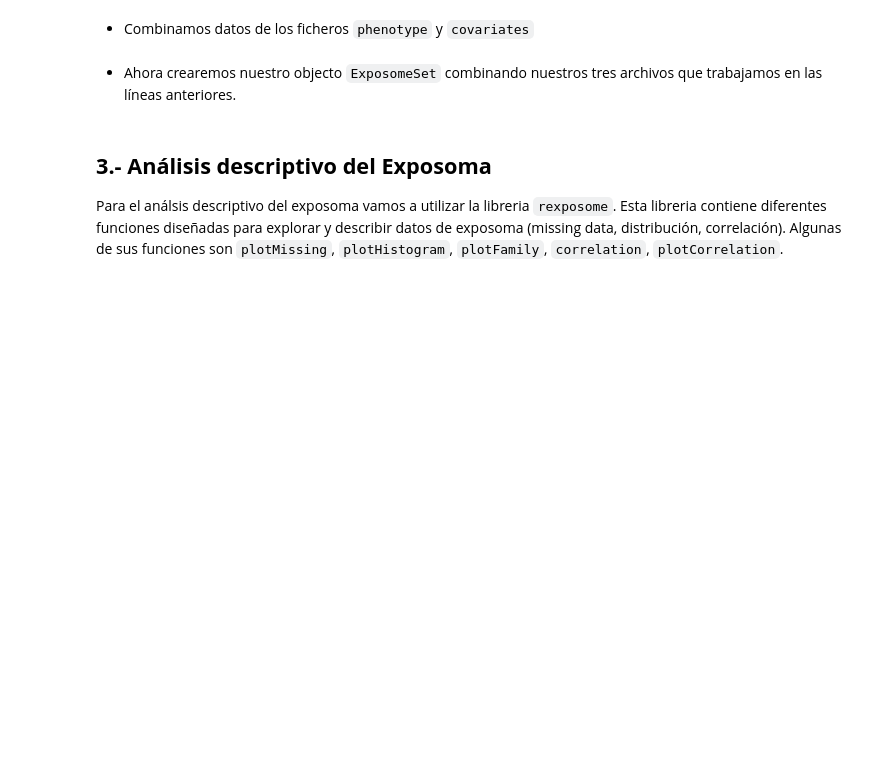
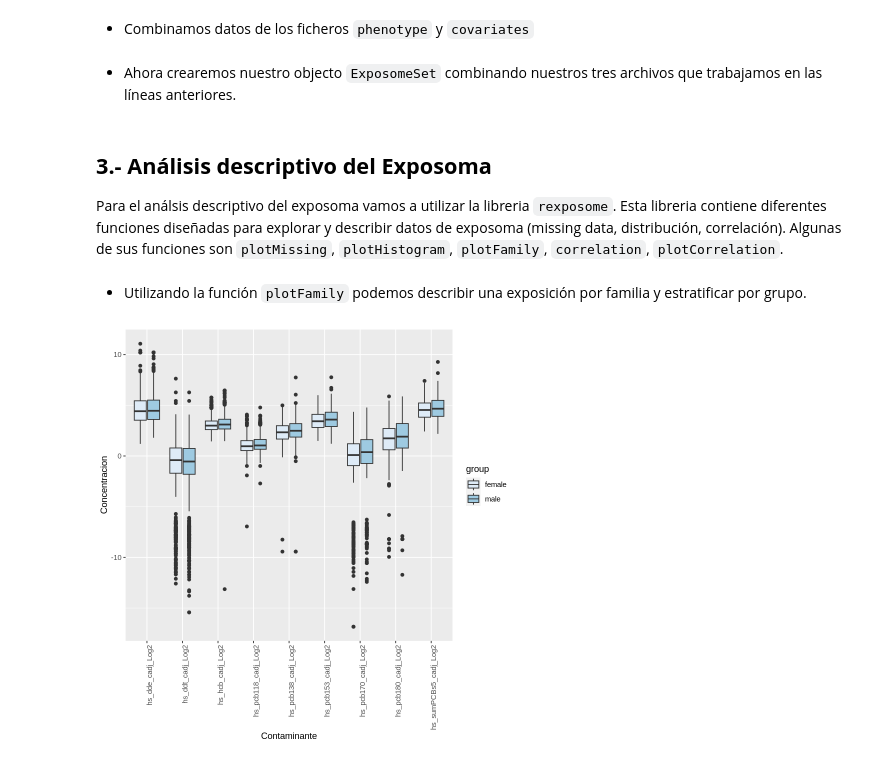
Before and after one commit to alldominguez/ISGlobal.sesion4.Exposoma, a Jupyter notebook: curso_exposoma_modulo_4.ipynb, the cells around one changed output. Drawn from its saved outputs; the diff is of its cells as text; code cells hidden in the pictures; blank space fills up the shorter version.

```diff
--- a/curso_exposoma_modulo_4.ipynb
+++ b/curso_exposoma_modulo_4.ipynb
@@ -188,3 +169,11 @@ expo.list
+# %%
+# podemos probar con otro subset
+expo.list <- as.character(codebook$variable_name[(codebook$family == "Organochlorines" |
+                                                  codebook$family == "Metals" |
+                                                  codebook$family == "Air Pollution" |
+                                                  codebook$family == "Built environment") &
+                                                  codebook$period == "Postnatal"])
+expo.list
 # %%
 # podemos excluir algunas variables de exposición en las que no tenemos interes
 expo.list <- expo.list[-which(expo.list == "hs_tl_cdich_None")]
@@ -225,5 +216,14 @@ Para el análsis descriptivo del exposoma vamos a utilizar la libreria `rexposom
 # %%
 # revisamos la base de datos que utilizaremos (es necesario que sea un ExposomeSet object)
 str(exp)
+# %% [markdown]
+* Utilizando la función `plotFamily` podemos describir una exposición por familia  y estratificar por grupo.
+# %%
+# La función plotFamily genera un objecto ggplot
+plotFamily(exp, family = "Organochlorines", group = "e3_sex_None") +
+   xlab('Contaminante') +
+   ylab('Concentracion')
+# %% [output]
+[figure, added]
 # %%
 plotFamily(exp, family = "Metals", group = "e3_sex_None")
```
Also changed, not shown: parts of 6 cells of this notebook.
